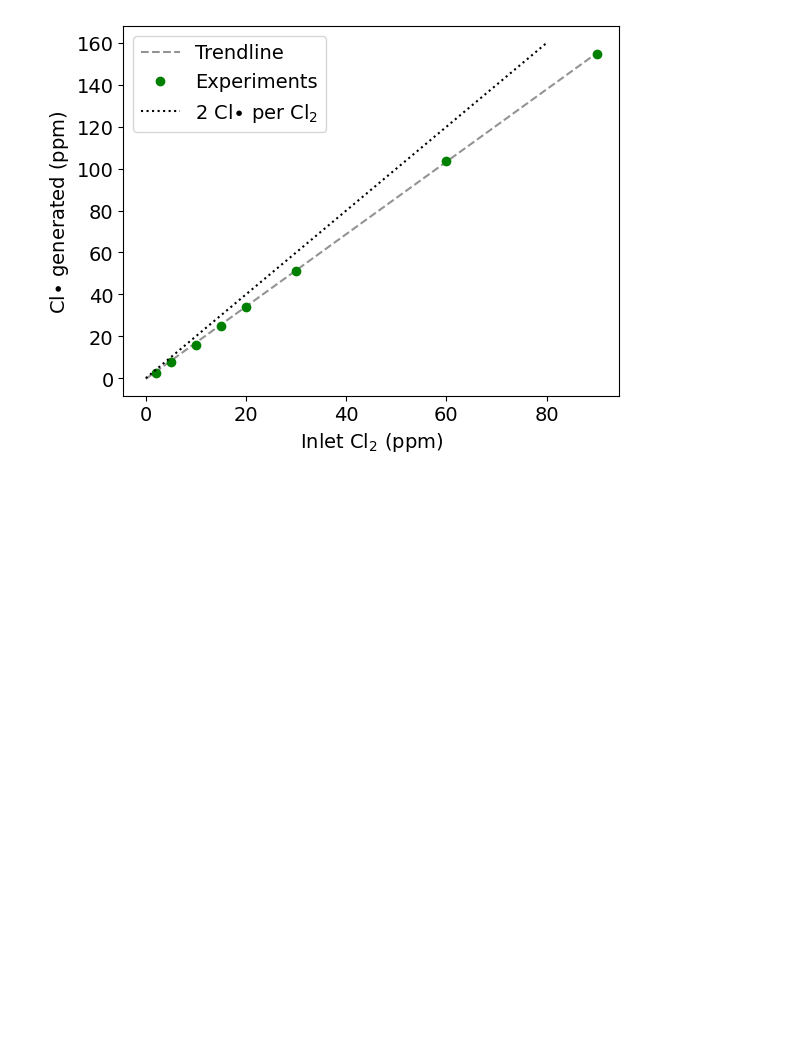
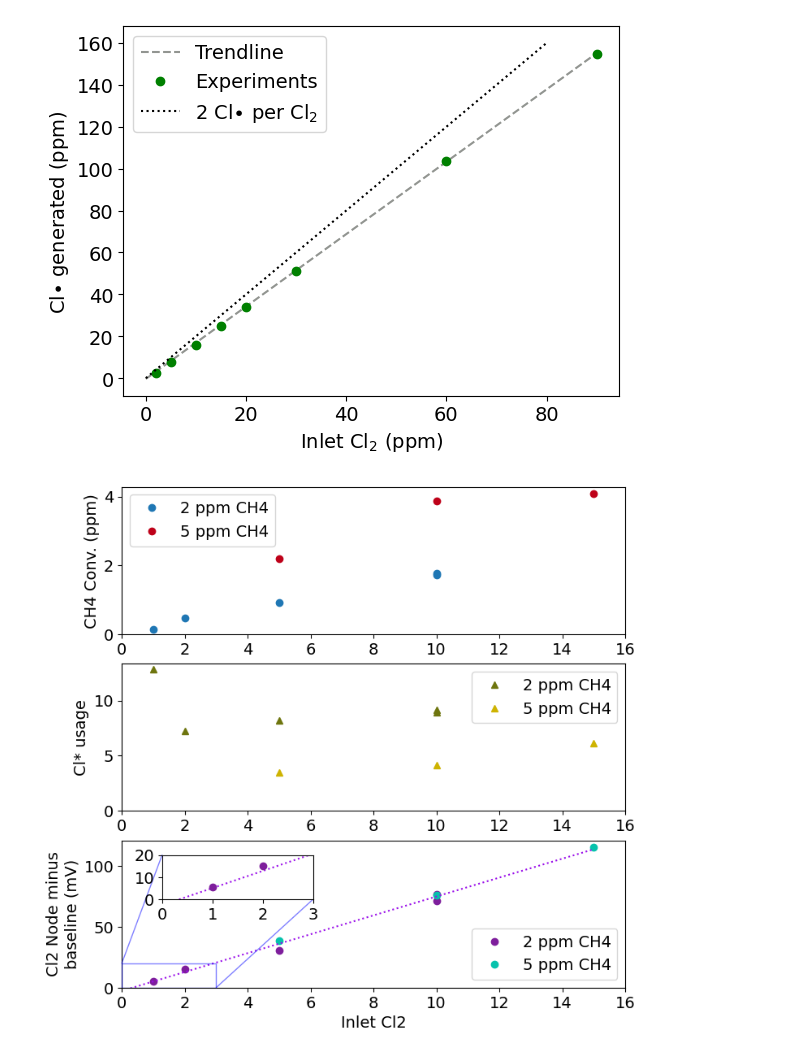
Before and after one commit to richardsrandall/Fall-2024-Cl2, a Jupyter notebook: 10-23 Cl2 Campaign Follow-Ups/10-23_plot_cl2_data.ipynb, the cells around one changed output. Drawn from its saved outputs; the diff is of its cells as text; code cells hidden in the pictures; blank space fills up the shorter version.

```diff
--- a/10-23 Cl2 Campaign Follow-Ups/10-23_plot_cl2_data.ipynb
+++ b/10-23 Cl2 Campaign Follow-Ups/10-23_plot_cl2_data.ipynb
@@ -226,3 +226,101 @@ pass
 # %% [output]
 Linear regression R squared:  0.9999348376340672
 [figure]
+# %%
+# 2 PPM DATA
+
+# Whittle it down to the experiments we want
+exps=['12-16-24 1 and 5 ppm Cl2, 2ppm CH4', '12-16-24 Sweep Cl2, 2ppm CH4']
+bypass_data = all_bypass_data[all_bypass_data["experiment_name"].isin(exps)]
+conversion_data = all_conversion_data[all_conversion_data["experiment_name"].isin(exps)]
+
+ch4_conversions = conversion_data['Selected: CH4 (ppm) conversion']
+start_times = conversion_data['start_time']
+
+# Extract the means for each bypass period
+means = (bypass_data.groupby('closest_start_time').mean(numeric_only=True).reset_index()) #Quick and dirty; we can use apply to do more involved operations, though.
+# Calculate the chlorine conversions in ppm, combining the conversion from the electrochemical sensor with the concentration setpoint from the MFC's
+nom_cl2 = [(20.0/200.0)*float(means[means.closest_start_time==t]['Cl2 MFC: Setpoint Entry']) for t in start_times]
+cl2_conversions = [conv*(nom/baseline) for nom,conv,baseline in zip(nom_cl2,conversion_data['Cl2 LabJack: Cl2 reading minus zero (mV) conversion'],conversion_data['Cl2 LabJack: Cl2 reading minus zero (mV) baseline'])]
+
+# Setup subplots
+plt.rcParams.update({'font.size': 14})
+(fig,(ax1,ax2,ax3)) = plt.subplots(nrows=3,figsize=(8,8),sharex=True)
+
+# Make the first plot
+ax1.plot(nom_cl2,ch4_conversions,label='2 ppm CH4',marker='o',linestyle='')
+ax1.set_ylabel("ppm")
+ax1.xaxis.set_tick_params(labelbottom=True)
+#ax1.set_ylim(bottom=0)
+ax1.set_xlim(left=0)
+
+# Quick-n-dirty radical budget
+cl2_concs = np.array([0,1,2,5,10,15])
+rads = 2*np.array([0,0.87,1.71,3.81,7.95,12.54])
+
+# Make the second plot
+cl_per_ch4 = np.interp(nom_cl2,cl2_concs,rads)/ch4_conversions
+ax2.plot(nom_cl2,cl_per_ch4,label="2 ppm CH4",color='xkcd:olive',linestyle='',marker='^')
+ax2.set_ylabel("Cl* usage")
+ax2.xaxis.set_tick_params(labelbottom=True)
+nom_cl2_2ppm = nom_cl2
+cl2_node_2ppm = conversion_data['Cl2 LabJack: Cl2 reading minus zero (mV) baseline']
+
+# 5 PPM CH4 DATA
+# Whittle it down to the experiments we want
+exps=['12-16-24 Sweep Cl2, 5ppm CH4']
+bypass_data = all_bypass_data[all_bypass_data["experiment_name"].isin(exps)]
+conversion_data = all_conversion_data[all_conversion_data["experiment_name"].isin(exps)]
+
+ch4_conversions = conversion_data['Selected: CH4 (ppm) conversion']
+start_times = conversion_data['start_time']
+
+# Extract the means for each bypass period
+means = (bypass_data.groupby('closest_start_time').mean(numeric_only=True).reset_index()) #Quick and dirty; we can use apply to do more involved operations, though.
+# Calculate the chlorine conversions in ppm, combining the conversion from the electrochemical sensor with the concentration setpoint from the MFC's
+nom_cl2 = [10,15,5]
+cl2_conversions = [conv*(nom/baseline) for nom,conv,baseline in zip(nom_cl2,conversion_data['Cl2 LabJack: Cl2 reading minus zero (mV) conversion'],conversion_data['Cl2 LabJack: Cl2 reading minus zero (mV) baseline'])]
+
+# Make the second plot
+cl_per_ch4 = np.interp(nom_cl2,cl2_concs,rads)/ch4_conversions
+ax2.plot(nom_cl2,cl_per_ch4,label="5 ppm CH4",color='xkcd:mustard',linestyle='',marker='^')
+ax1.plot(nom_cl2,ch4_conversions,label='5 ppm CH4',color='xkcd:scarlet',marker='o',linestyle='')
+
+# Check Cl2 node readings?
+nom_cl2_5ppm = nom_cl2
+cl2_node_5ppm = conversion_data['Cl2 LabJack: Cl2 reading minus zero (mV) baseline']
+
+nom_cl2 = np.hstack([nom_cl2_2ppm,nom_cl2_5ppm])
+cl2_node = np.hstack([cl2_node_2ppm,cl2_node_5ppm])
+ax3.plot(nom_cl2_2ppm,cl2_node_2ppm,'o',color='xkcd:purple',label='2 ppm CH4')
+ax3.plot(nom_cl2_5ppm,cl2_node_5ppm,'o',color='xkcd:turquoise',label='5 ppm CH4')
+m,b = np.polyfit(nom_cl2, cl2_node, 1)
+x = np.array([0,15])
+y = m*x+b
+ax3.plot(x,y,':',color='xkcd:violet')
+
+#ax3.plot(nom_cl2,conversion_data['Cl2 LabJack: Cl2 reading minus zero (mV) baseline'],'o',color='xkcd:purple',label='5 ppm CH4')
+ax1.set_ylim(bottom=0)
+ax2.set_ylim(bottom=0)
+ax3.set_xlabel("Inlet Cl2")
+ax3.set_xlim(0,16)
+ax3.set_ylim(bottom=0)
+
+inset_ax = ax3.inset_axes(
+   [0.08, 0.6, 0.3, 0.3],  # [x, y, width, height] w.r.t. axes
+    xlim=[0, 3], ylim=[0, 20], # sets viewport &amp; tells relation to main axes
+    xticks=[0,1,2,3], yticks=[0,10,20],
+)
+inset_ax.plot(x,y,':',color='xkcd:violet')
+inset_ax.plot(nom_cl2_2ppm,cl2_node_2ppm,'o',color='xkcd:purple',label='2 ppm CH4')
+ax3.indicate_inset_zoom(inset_ax, edgecolor="blue")
+
+ax1.legend()
+ax1.set_ylabel("CH4 Conv. (ppm)")
+ax2.legend()
+ax3.legend(loc='lower right')
+ax3.set_ylabel("Cl2 Node minus\nbaseline (mV)")
+
+plt.show()
+# %% [output]
+[figure, added]
```
Also changed, not shown: 12 other files.
